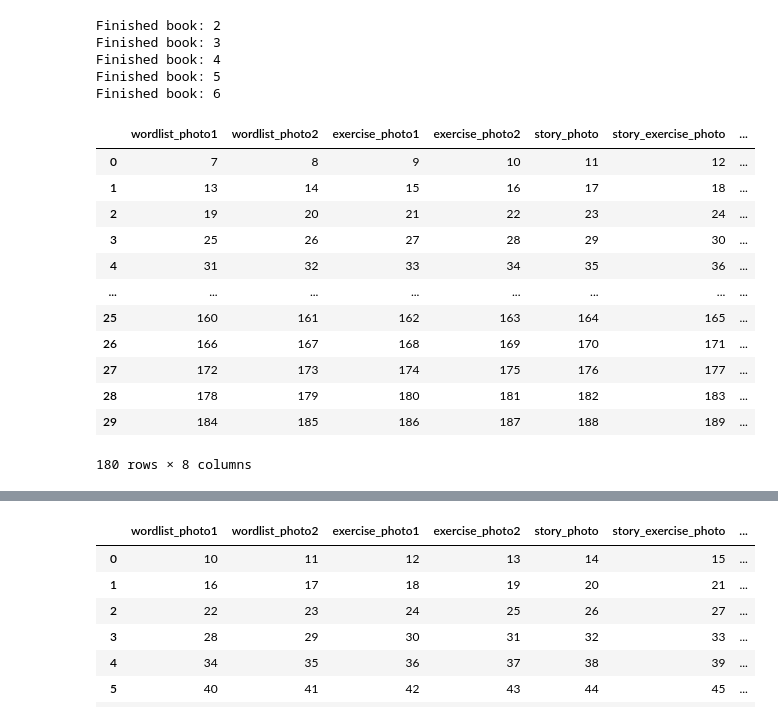
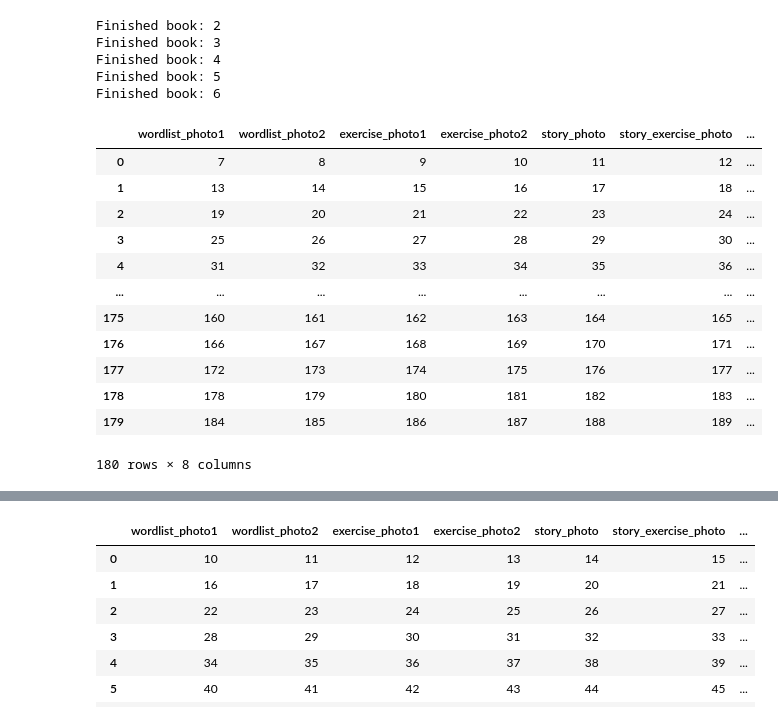
Before and after one commit to Shermukhammat/essential-words-bot, a Jupyter notebook: extractor2.ipynb, the cells around one changed output, grey strips where cells are left out. Cells and saved outputs as stored; diff of their text form; code cells hidden in the pictures.

```diff
--- a/extractor2.ipynb
+++ b/extractor2.ipynb
@@ -77,21 +77,21 @@ books_data = []
 for book, start_page in {1:7, 2:9, 3:9, 4:10, 5:10, 6:10}.items():
     books_data.append(get_book_screenshot_data(start_page = start_page, book=book))
 # %%
-data = pd.concat(books_data)
+data = pd.concat(books_data, ignore_index=True)
 data
 # %% [output]
 |  | wordlist_photo1 | wordlist_photo2 | exercise_photo1 | exercise_photo2 | story_photo | story_exercise_photo | ... |
 | 0 | 7 | 8 | 9 | 10 | 11 | 12 | ... |
 | 1 | 13 | 14 | 15 | 16 | 17 | 18 | ... |
 | 2 | 19 | 20 | 21 | 22 | 23 | 24 | ... |
 | 3 | 25 | 26 | 27 | 28 | 29 | 30 | ... |
 | 4 | 31 | 32 | 33 | 34 | 35 | 36 | ... |
 | ... | ... | ... | ... | ... | ... | ... | ... |
-| 25 | 160 | 161 | 162 | 163 | 164 | 165 | ... |
-| 26 | 166 | 167 | 168 | 169 | 170 | 171 | ... |
-| 27 | 172 | 173 | 174 | 175 | 176 | 177 | ... |
-| 28 | 178 | 179 | 180 | 181 | 182 | 183 | ... |
-| 29 | 184 | 185 | 186 | 187 | 188 | 189 | ... |
+| 175 | 160 | 161 | 162 | 163 | 164 | 165 | ... |
+| 176 | 166 | 167 | 168 | 169 | 170 | 171 | ... |
+| 177 | 172 | 173 | 174 | 175 | 176 | 177 | ... |
+| 178 | 178 | 179 | 180 | 181 | 182 | 183 | ... |
+| 179 | 184 | 185 | 186 | 187 | 188 | 189 | ... |
 180 rows × 8 columns
 # %%
 data.to_csv("screenshots.csv", index_label=False)
```
Also changed, not shown: parts of 4 cells of this notebook, 23 other files.
